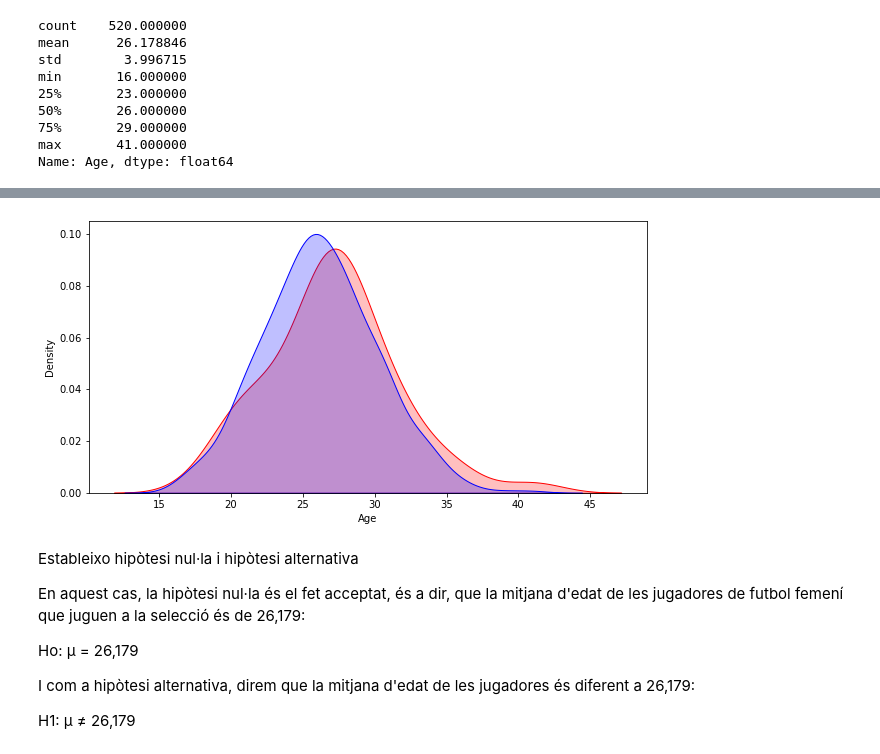
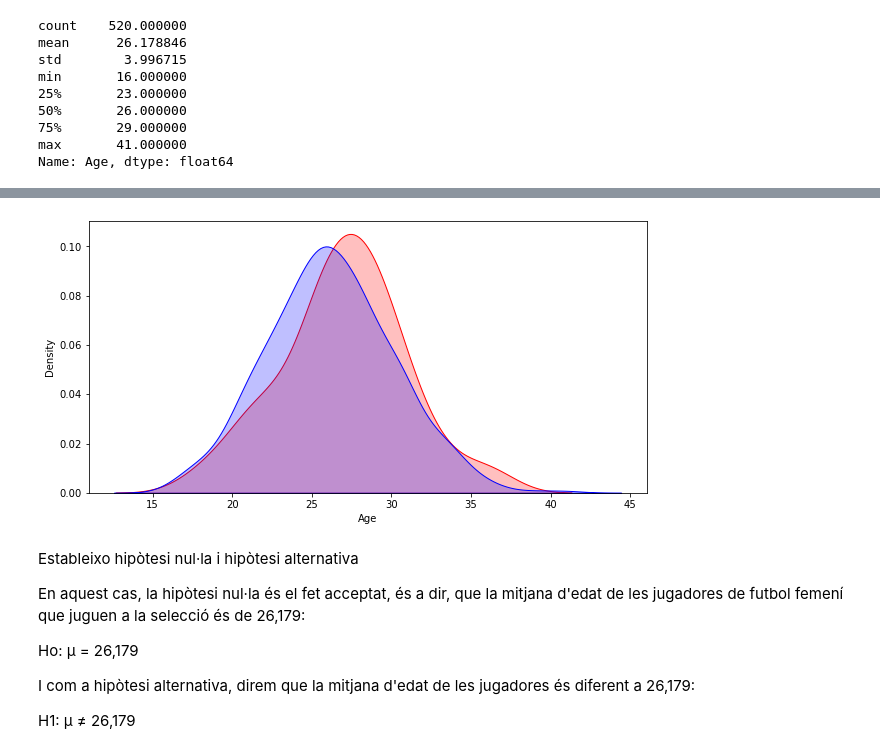
Before and after one commit to anmaba/Hypothesis-testing, a Jupyter notebook: Sprint 7 T01.ipynb, the cells around one changed output, grey strips where cells are left out. Drawn from its saved outputs; the diff is of its cells as text; code cells hidden in the pictures.

```diff
--- a/Sprint 7 T01.ipynb
+++ b/Sprint 7 T01.ipynb
@@ -146,6 +146,6 @@ Name: Age, dtype: float64
 # %%
 # Agafo una mostra al·leatòria de 50 edats de la base de dades que tinc
 
-mostra = edats.sample(n=50)
-print(mostra)
+mostraEdats = edats.sample(n=50)
+print(mostraEdats)
 # %% [output]
@@ -182,13 +182,13 @@ max      41.00000
 Name: Age, dtype: float64
-# %%
-#Faig un gràfic amb la totalitat de les edats del dataset i amb la mostra per veure una mica com s'assemblen
-
-plt.figure(figsize=(10,5))
-fig = sns.kdeplot(mostra, shade=True, color="r")
-fig = sns.kdeplot(women['Age'], shade=True, color="b")
-plt.show()
-# %% [output]
-[figure, removed]
+# %%
+#Faig un gràfic amb la totalitat de les edats del dataset i amb la mostra per veure una mica com s'assemblen
+
+plt.figure(figsize=(10,5))
+fig = sns.kdeplot(mostraEdats, shade=True, color="r")
+fig = sns.kdeplot(women['Age'], shade=True, color="b")
+plt.show()
+# %% [output]
+[figure, added]
 # %% [markdown]
 Estableixo hipòtesi nul·la i hipòtesi alternativa
 
```
Also changed, not shown: parts of 23 cells of this notebook, 1 other file.
